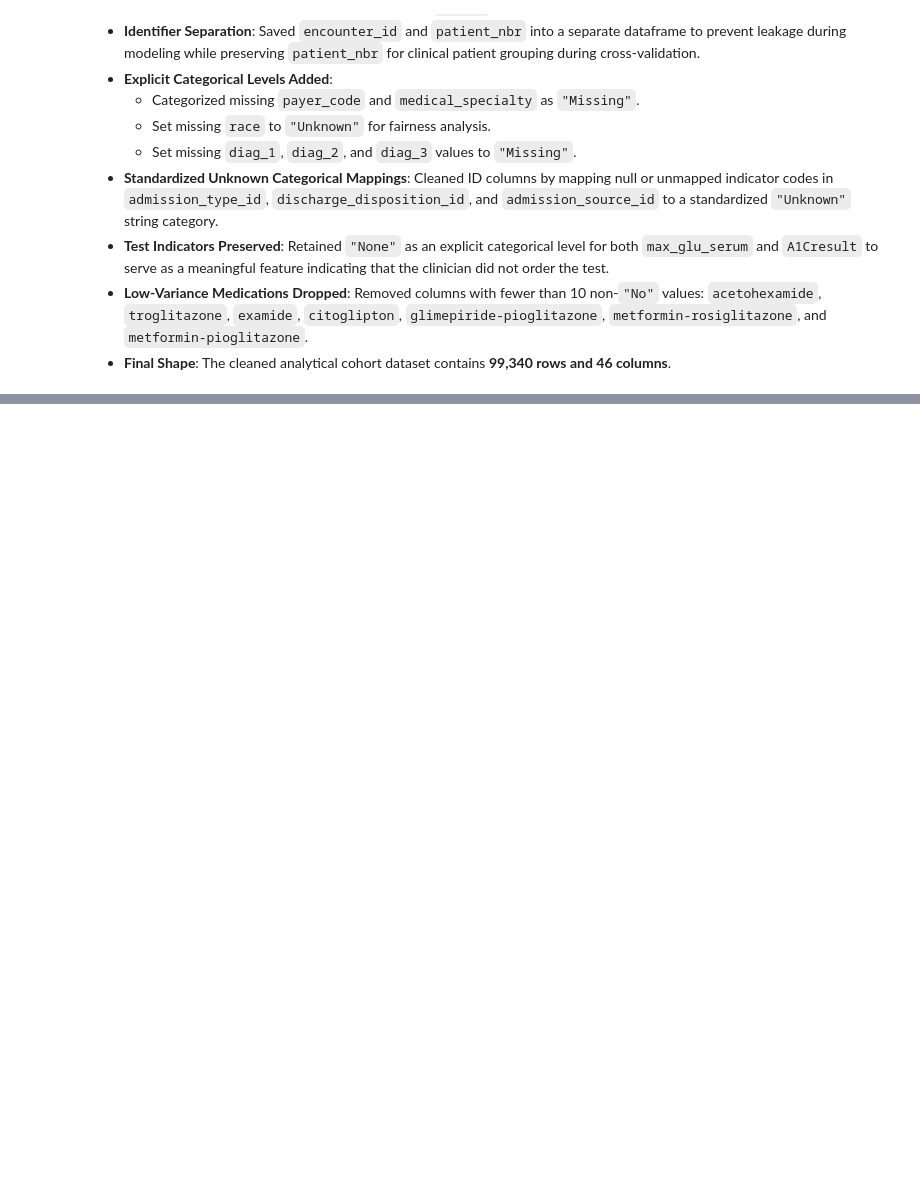
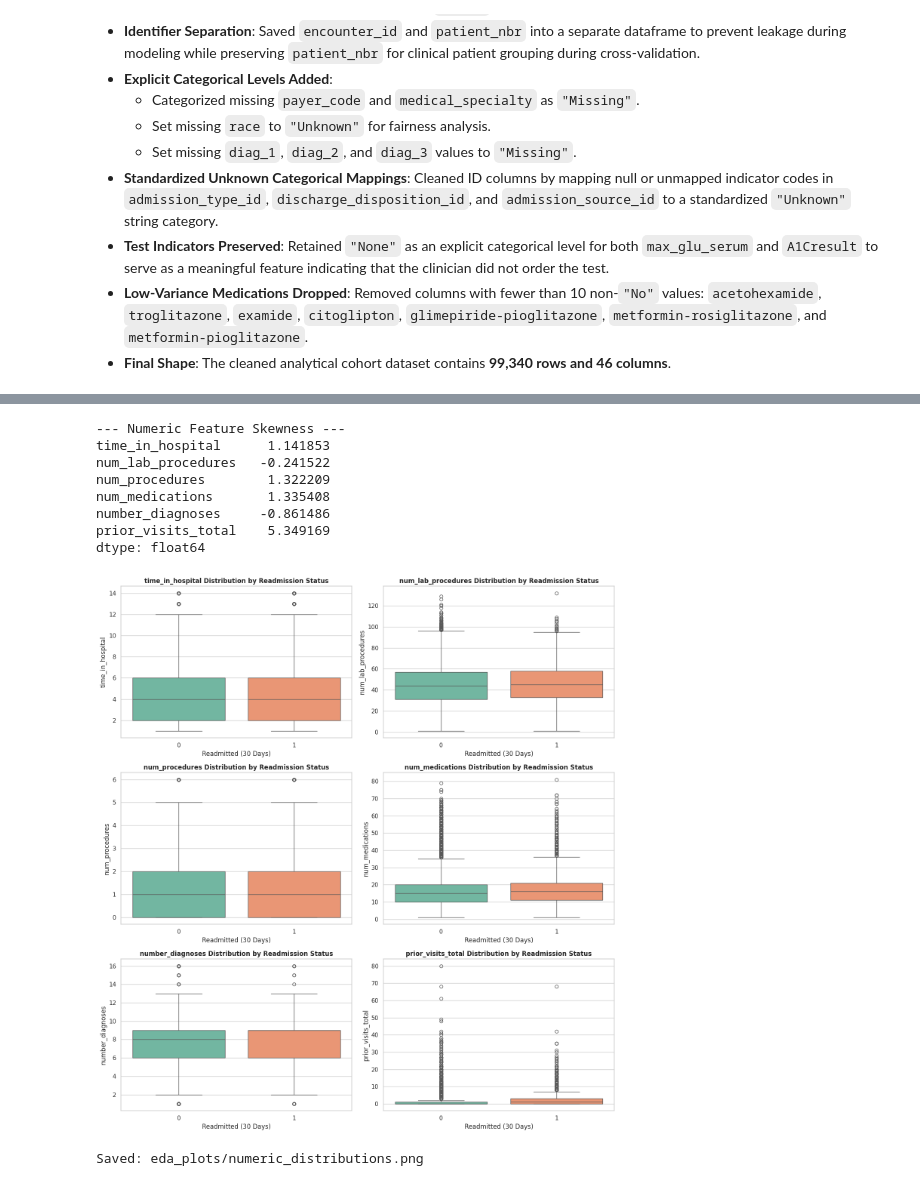
Before and after one commit to bahaali273/COMP9170-Hospital-Readmission, a Jupyter notebook: Predicting_Hospital_Readmissions_Using_Public_Health_Data.ipynb, the cells around one changed output, grey strips where cells are left out. Cells and saved outputs as stored; diff of their text form; code cells hidden in the pictures; blank space fills up the shorter version.

```diff
--- a/Predicting_Hospital_Readmissions_Using_Public_Health_Data.ipynb
+++ b/Predicting_Hospital_Readmissions_Using_Public_Health_Data.ipynb
@@ -450,0 +645,37 @@ Final processed DataFrame shape: (99340, 46)
+# %%
+# --- 2. Distributions & Outliers for Numeric Features ---
+num_cols = [
+    'time_in_hospital', 'num_lab_procedures', 'num_procedures',
+    'num_medications', 'number_diagnoses', 'prior_visits_total'
+]
+
+# Check skewness
+skew_report = df_feat[num_cols].skew()
+print("--- Numeric Feature Skewness ---")
+print(skew_report)
+
+fig, axes = plt.subplots(3, 2, figsize=(14, 15))
+axes = axes.flatten()
+
+for i, col in enumerate(num_cols):
+    sns.boxplot(data=df_feat, x=target, y=col, ax=axes[i], palette='Set2', hue=target, legend=False)
+    axes[i].set_title(f'{col} Distribution by Readmission Status', fontsize=12, fontweight='bold')
+    axes[i].set_xlabel('Readmitted (30 Days)')
+    axes[i].set_ylabel(col)
+
+plt.tight_layout()
+fig_path_num = 'eda_plots/numeric_distributions.png'
+plt.savefig(fig_path_num, dpi=300)
+plt.show()
+print(f"Saved: {fig_path_num}")
+# %% [output]
+--- Numeric Feature Skewness ---
+time_in_hospital      1.141853
+num_lab_procedures   -0.241522
+num_procedures        1.322209
+num_medications       1.335408
+number_diagnoses     -0.861486
+prior_visits_total    5.349169
+dtype: float64
+[figure, added]
+Saved: eda_plots/numeric_distributions.png
```
Also changed, not shown: parts of 13 cells of this notebook.
